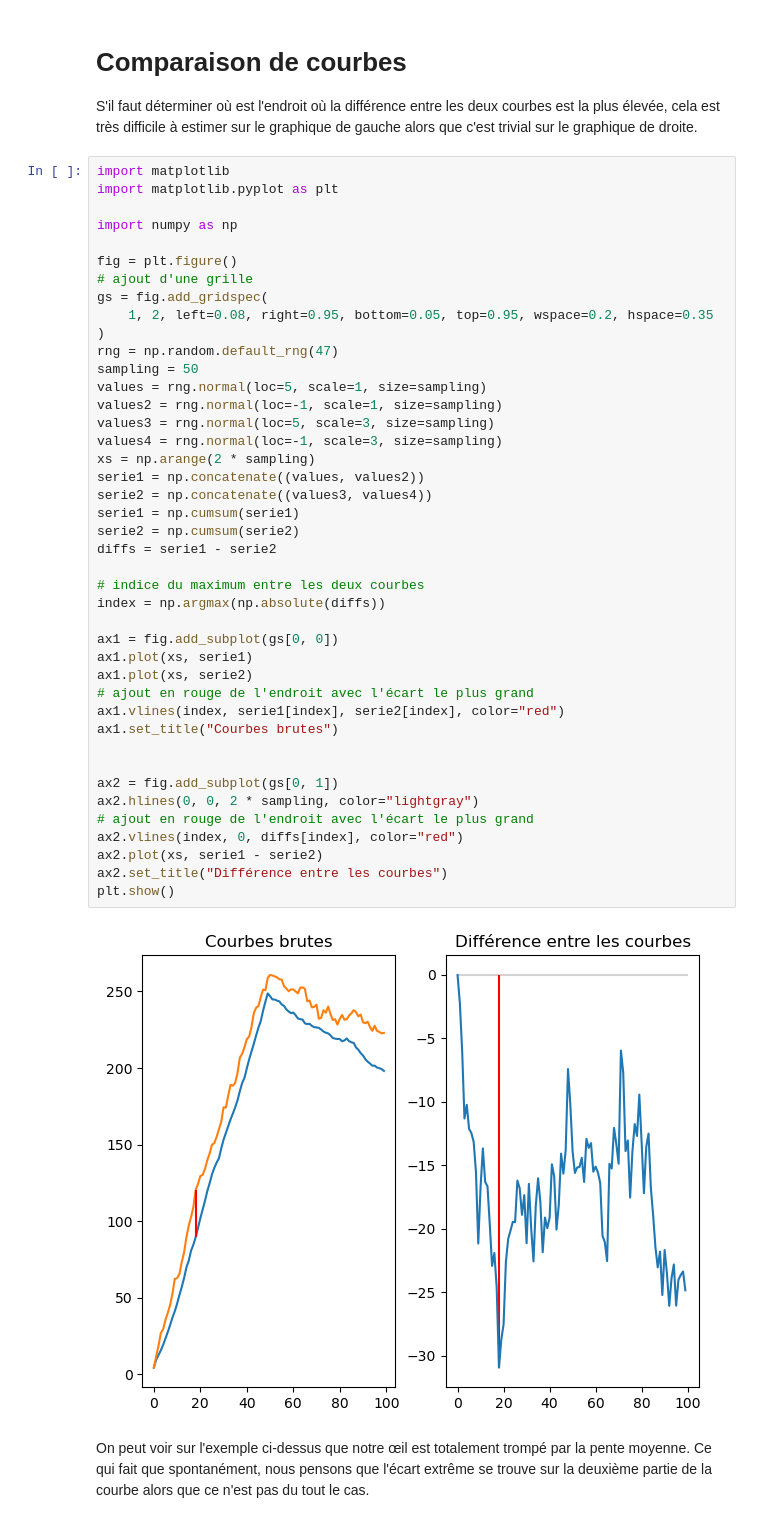
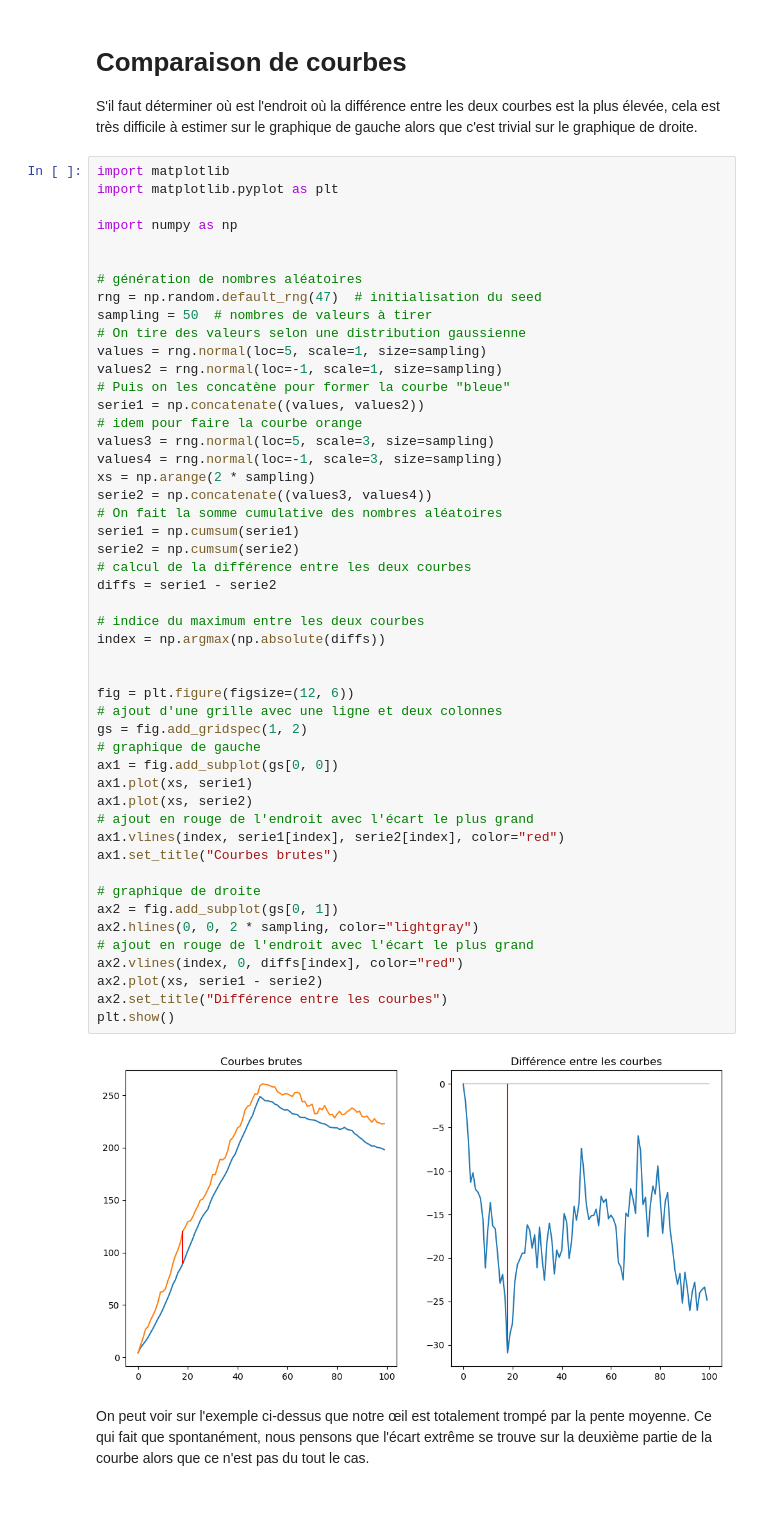
Before and after one commit to MartinVerot/ONP, a Jupyter notebook: exo/ch8-matplotlib.ipynb, the cells around one changed output. Drawn from its saved outputs; the diff is of its cells as text.

```diff
--- a/exo/ch8-matplotlib.ipynb
+++ b/exo/ch8-matplotlib.ipynb
@@ -51,44 +51,51 @@ import matplotlib.pyplot as plt
 
 import numpy as np
 
-fig = plt.figure()
-# ajout d'une grille
-gs = fig.add_gridspec(
-    1, 2, left=0.08, right=0.95, bottom=0.05, top=0.95, wspace=0.2, hspace=0.35
-)
-rng = np.random.default_rng(47)
-sampling = 50
+
+# génération de nombres aléatoires
+rng = np.random.default_rng(47)  # initialisation du seed
+sampling = 50  # nombres de valeurs à tirer
+# On tire des valeurs selon une distribution gaussienne
 values = rng.normal(loc=5, scale=1, size=sampling)
 values2 = rng.normal(loc=-1, scale=1, size=sampling)
+# Puis on les concatène pour former la courbe "bleue"
+serie1 = np.concatenate((values, values2))
+# idem pour faire la courbe orange
 values3 = rng.normal(loc=5, scale=3, size=sampling)
 values4 = rng.normal(loc=-1, scale=3, size=sampling)
 xs = np.arange(2 * sampling)
-serie1 = np.concatenate((values, values2))
 serie2 = np.concatenate((values3, values4))
+# On fait la somme cumulative des nombres aléatoires
 serie1 = np.cumsum(serie1)
 serie2 = np.cumsum(serie2)
+# calcul de la différence entre les deux courbes
 diffs = serie1 - serie2
 
 # indice du maximum entre les deux courbes
 index = np.argmax(np.absolute(diffs))
 
+
+fig = plt.figure(figsize=(12, 6))
+# ajout d'une grille avec une ligne et deux colonnes
+gs = fig.add_gridspec(1, 2)
+# graphique de gauche
 ax1 = fig.add_subplot(gs[0, 0])
 ax1.plot(xs, serie1)
 ax1.plot(xs, serie2)
 # ajout en rouge de l'endroit avec l'écart le plus grand
 ax1.vlines(index, serie1[index], serie2[index], color="red")
 ax1.set_title("Courbes brutes")
 
-
+# graphique de droite
 ax2 = fig.add_subplot(gs[0, 1])
 ax2.hlines(0, 0, 2 * sampling, color="lightgray")
 # ajout en rouge de l'endroit avec l'écart le plus grand
 ax2.vlines(index, 0, diffs[index], color="red")
 ax2.plot(xs, serie1 - serie2)
 ax2.set_title("Différence entre les courbes")
 plt.show()
 # %% [output]
-[figure, old version]
+[figure, new version]
 # %% [markdown]
 On peut voir sur l'exemple ci-dessus que notre œil est totalement trompé par la pente moyenne. Ce qui fait que spontanément, nous pensons que l'écart extrême se trouve sur la deuxième partie de la courbe alors que ce n'est pas du tout le cas.
 # %% [markdown]
```
Also changed, not shown: parts of 9 cells of this notebook, 6 other files.
